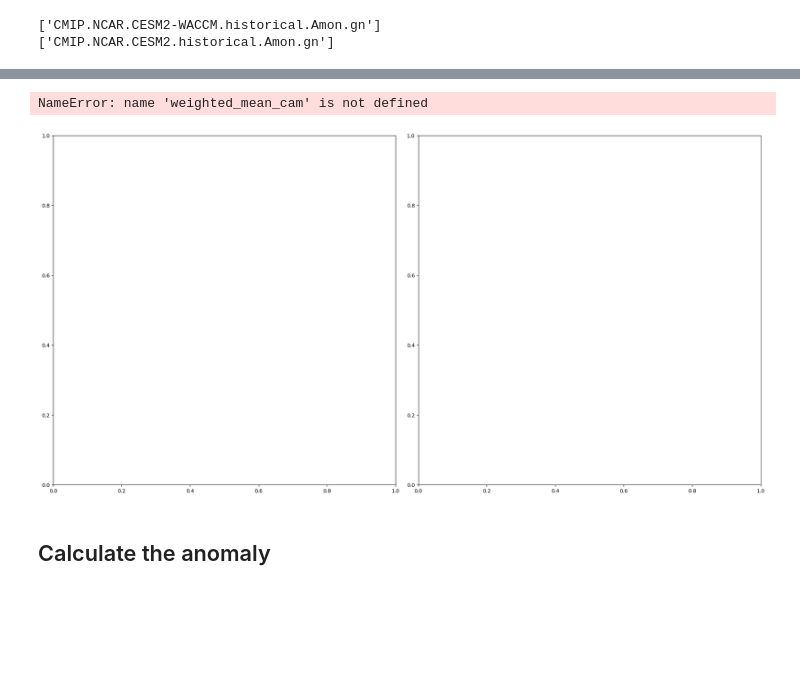
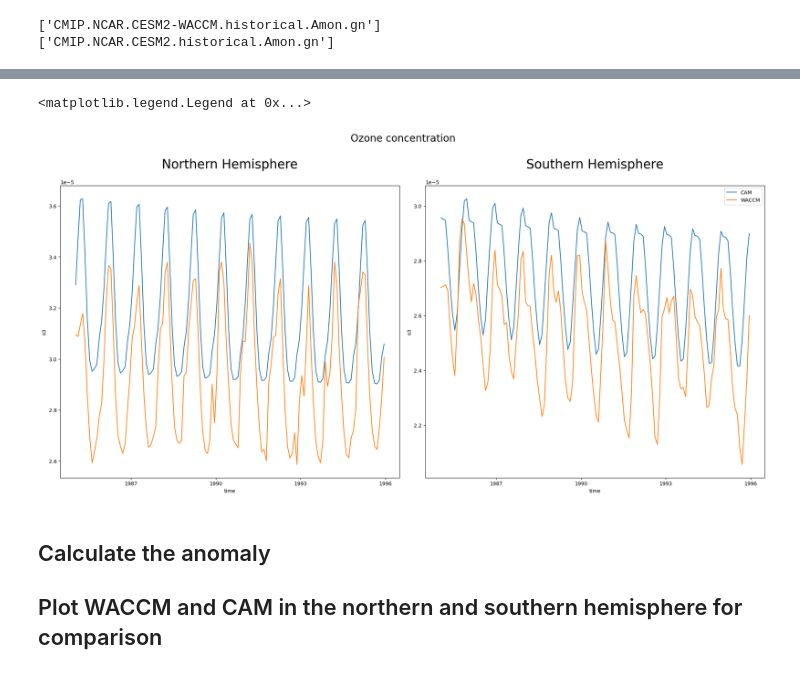
Before and after one commit to eScience-course/Tjaernoe2022-group2, a Jupyter notebook: Emma/O3_CMIP6.ipynb, the cells around one changed output, grey strips where cells are left out. Saved outputs shown, nothing was run; the diff lists cells and outputs as text; code cells hidden in the pictures; blank space fills up the shorter version.

```diff
--- a/Emma/O3_CMIP6.ipynb
+++ b/Emma/O3_CMIP6.ipynb
@@ -24,7 +28,7 @@ def computeWeightedMean(ds):
     weights.name = "weights"
     # Compute weighted mean
     air_weighted = ds.weighted(weights)
-    weighted_mean = air_weighted.mean(("lon", "lat"))
+    weighted_mean = air_weighted.mean(("lon", "lat"), keep_attrs=True)
     return weighted_mean
 # %% [markdown]
 ## Open CMIP6 online catalog & download desired data
@@ -78,0 +91,8 @@ ds_cam = ds_dict_cam['CMIP.NCAR.CESM2.historical.Amon.gn']
+# %%
+start = cftime.DatetimeNoLeap(1985,1,15)
+end = cftime.DatetimeNoLeap(1996,1,15)
+
+# WACCM
+ds_waccm_1986_1996 = ds_waccm.sel(time=slice(start, end))
+# CAM
+ds_cam_1986_1996 = ds_cam.sel(time=slice(start, end))
@@ -78,0 +104,4 @@ ds_cam = ds_dict_cam['CMIP.NCAR.CESM2.historical.Amon.gn']
+# %%
+# Creates a new variable called totO3 for WACCM and CAM
+ds_waccm_1986_1996 = calculate_total_ozone_p(ds_waccm_1986_1996)
+ds_cam_1986_1996 = calculate_total_ozone_p(ds_cam_1986_1996)
@@ -117,25 +160,31 @@ plt.legend()
+# %%
+# Northern hemisphere
+weighted_mean_cam_north_timeslice = computeWeightedMean(ds_cam_1986_1996.o3.where(ds_cam_1986_1996.o3['lat']>60.)).squeeze().sum('plev').compute()
+weighted_mean_waccm_north_timeslice = computeWeightedMean(ds_waccm_1986_1996.o3.where(ds_waccm_1986_1996.o3['lat']>60.)).squeeze().sum('plev').compute()
+
+# Southern hemisphere
+weighted_mean_cam_south_timeslice = computeWeightedMean(ds_cam_1986_1996.o3.where(ds_cam_1986_1996.o3['lat']<-60.)).squeeze().sum('plev').compute()
+weighted_mean_waccm_south_timeslice = computeWeightedMean(ds_waccm_1986_1996.o3.where(ds_waccm_1986_1996.o3['lat']<-60.)).squeeze().sum('plev').compute()
 # %%
-start = cftime.DatetimeNoLeap(1985,1,15)
-end = cftime.DatetimeNoLeap(1996,1,15)
-
 fig, (axs1, axs2) = plt.subplots(1, 2, constrained_layout=True, figsize=(20,10))
 #fig, ax = plt.figure(1, figsize=[20,10])
-weighted_mean_cam.sel(time=slice(start,end)).plot(label="CAM", ax=axs1)
-weighted_mean_waccm.sel(time=slice(start,end)).plot(label="WACCM", ax=axs1)
+weighted_mean_cam_north_timeslice.plot(label="CAM", ax=axs1)
+weighted_mean_waccm_north_timeslice.plot(label="WACCM", ax=axs1)
 
-weighted_mean_cam_south.sel(time=slice(start,end)).plot(label="CAM", ax=axs2)
-weighted_mean_waccm_south.sel(time=slice(start,end)).plot(label="WACCM", ax=axs2)
+weighted_mean_cam_south_timeslice.plot(label="CAM", ax=axs2)
+weighted_mean_waccm_south_timeslice.plot(label="WACCM", ax=axs2)
 
 fig.suptitle('Ozone concentration\n', fontsize=20)
 
-axs1.set_title(" Northern Hemisphere \n" , fontsize=15)
-axs2.set_title(" Southern Hemisphere \n" , fontsize=15)
+axs1.set_title(" Northern Hemisphere \n" , fontsize=25)
+axs2.set_title(" Southern Hemisphere \n" , fontsize=25)
 plt.legend()
 # %% [output]
-NameError: name 'weighted_mean_cam' is not defined
+<matplotlib.legend.Legend at 0x...>
-[figure, old version]
+[figure, new version]
 # %% [markdown]
 ## Calculate the anomaly
+## Plot WACCM and CAM in the northern and southern hemisphere for comparison
 # %%
 # no.1
 # mean of every month for 30 years = climatology
```
Also changed, not shown: parts of 29 cells of this notebook, 3 other files.
